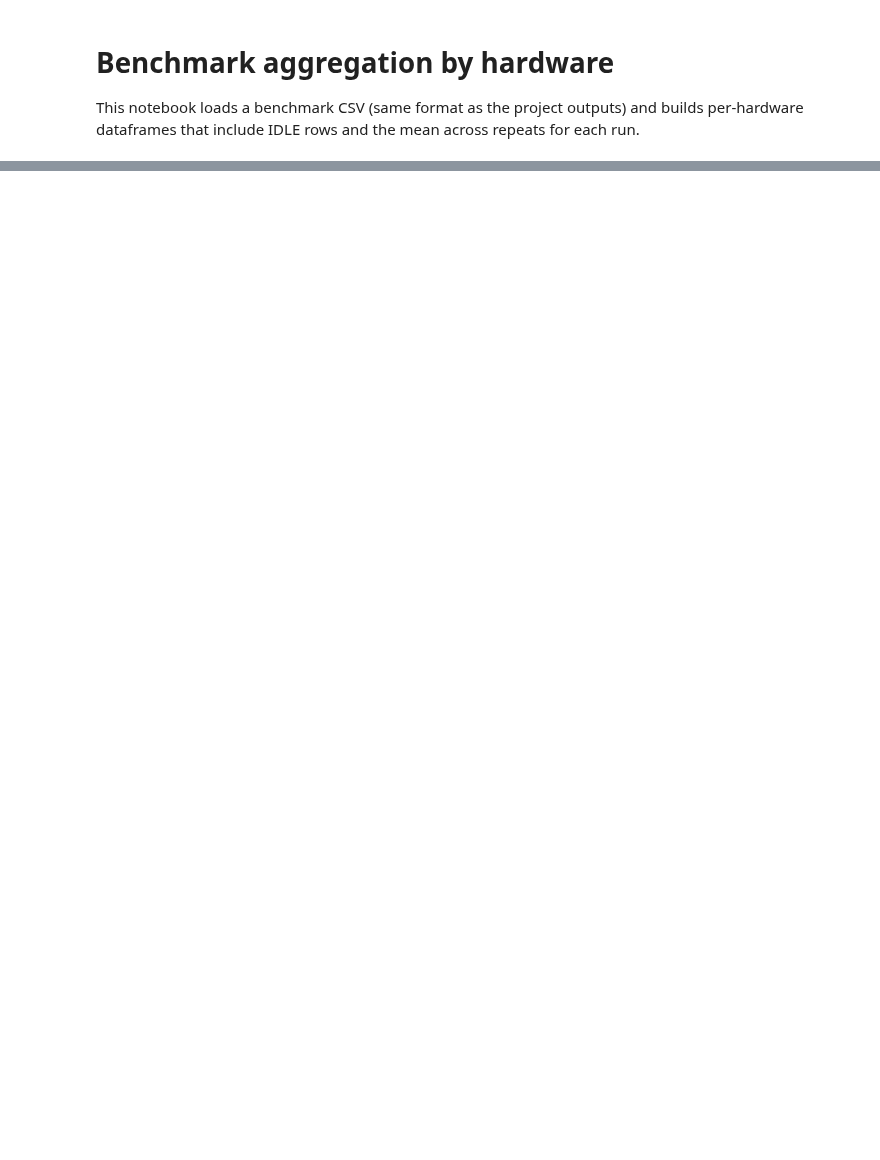
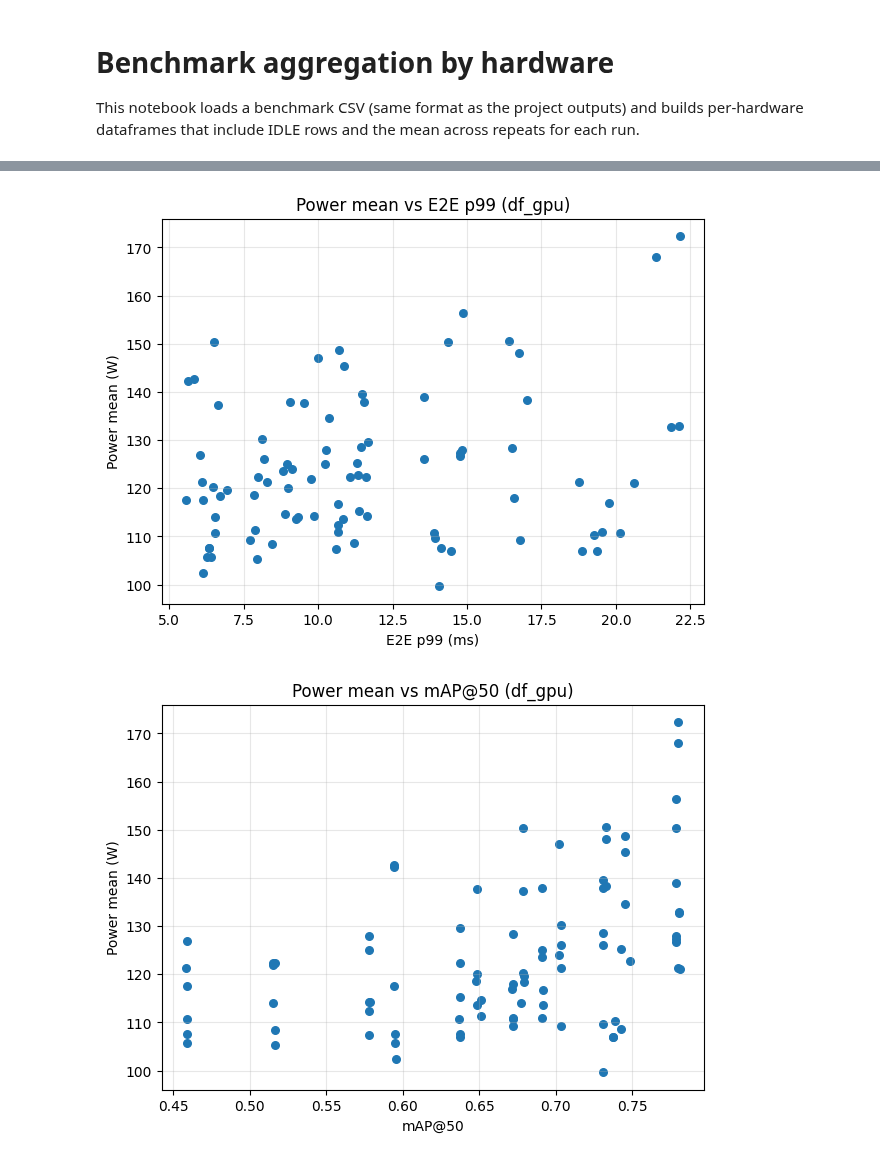
Before and after one commit to NathanAmoussou/3d_edge_object_detection, a Jupyter notebook: notebooks/bench_aggregate_by_hardware.ipynb, the cells around one changed output, grey strips where cells are left out. Cells and saved outputs as stored; diff of their text form; code cells hidden in the pictures; blank space fills up the shorter version.

```diff
--- a/notebooks/bench_aggregate_by_hardware.ipynb
+++ b/notebooks/bench_aggregate_by_hardware.ipynb
@@ -501,0 +565,42 @@ df_oak - objectif 2 (p99 asc, power p95 asc)
+# %%
+# Line charts per hardware: Power mean vs p99, and Power mean vs mAP50
+import matplotlib.pyplot as plt
+
+dfs_line = {
+    name: val
+    for name, val in globals().items()
+    if name.startswith("df_")
+    and isinstance(val, pd.DataFrame)
+    and not val.empty
+    and {"Phase", "Latency_p99", "Power_W_Mean", "mAP50"}.issubset(val.columns)
+}
+
+def _prepare(df: pd.DataFrame, x_col: str) -> pd.DataFrame:
+    work = df[(df["Phase"] == "run") & df[x_col].notna() & df["Power_W_Mean"].notna()].copy()
+    return work.sort_values(x_col)
+
+for name, d in dfs_line.items():
+    w = _prepare(d, "Latency_p99")
+    if w.empty:
+        continue
+    fig, ax = plt.subplots(figsize=(7, 5))
+    ax.scatter(w["Latency_p99"], w["Power_W_Mean"], label=name, s=30)
+    ax.set_xlabel("E2E p99 (ms)")
+    ax.set_ylabel("Power mean (W)")
+    ax.set_title(f"Power mean vs E2E p99 ({name})")
+    ax.grid(True, alpha=0.3)
+    plt.show()
+
+    w = _prepare(d, "mAP50")
+    if w.empty:
+        continue
+    fig, ax = plt.subplots(figsize=(7, 5))
+    ax.scatter(w["mAP50"], w["Power_W_Mean"], label=name, s=30)
+    ax.set_xlabel("mAP@50")
+    ax.set_ylabel("Power mean (W)")
+    ax.set_title(f"Power mean vs mAP@50 ({name})")
+    ax.grid(True, alpha=0.3)
+    plt.show()
+# %% [output]
+[figure, added]
+[figure, added]
```
Also changed, not shown: parts of 10 cells of this notebook, 2 other files.
